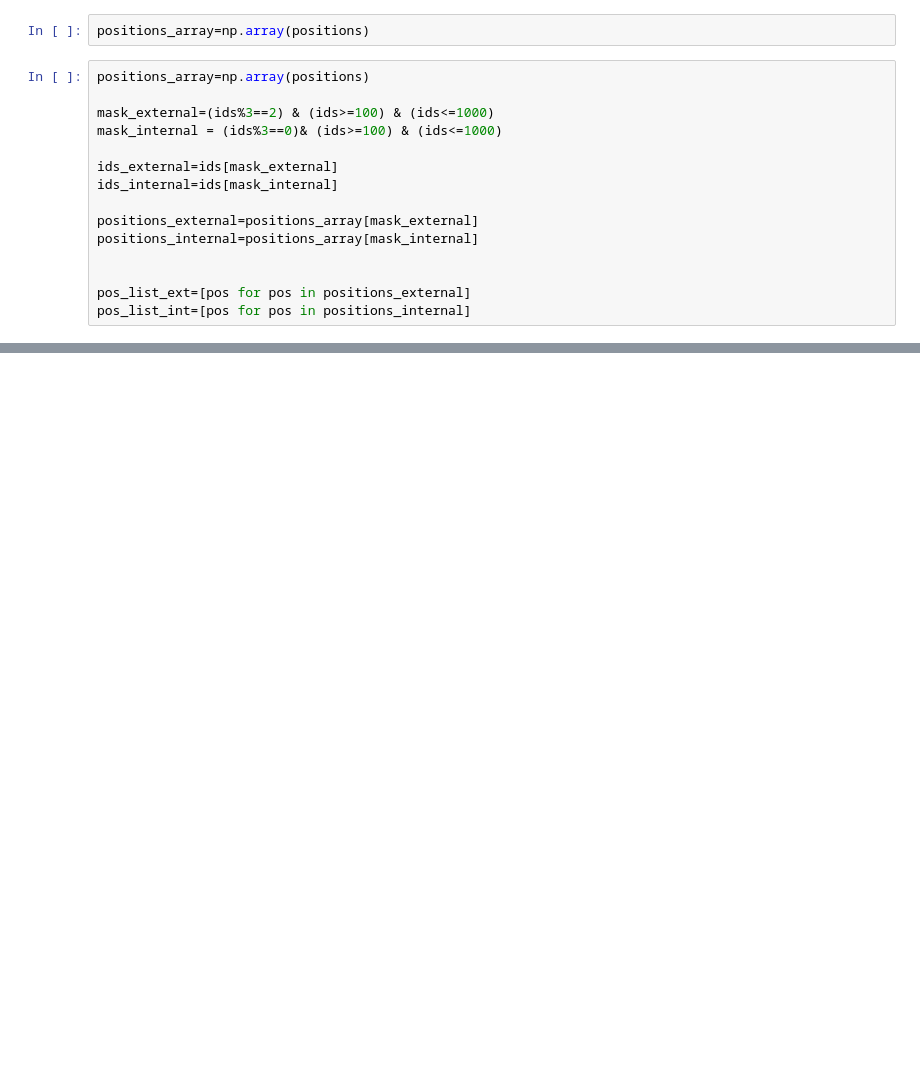
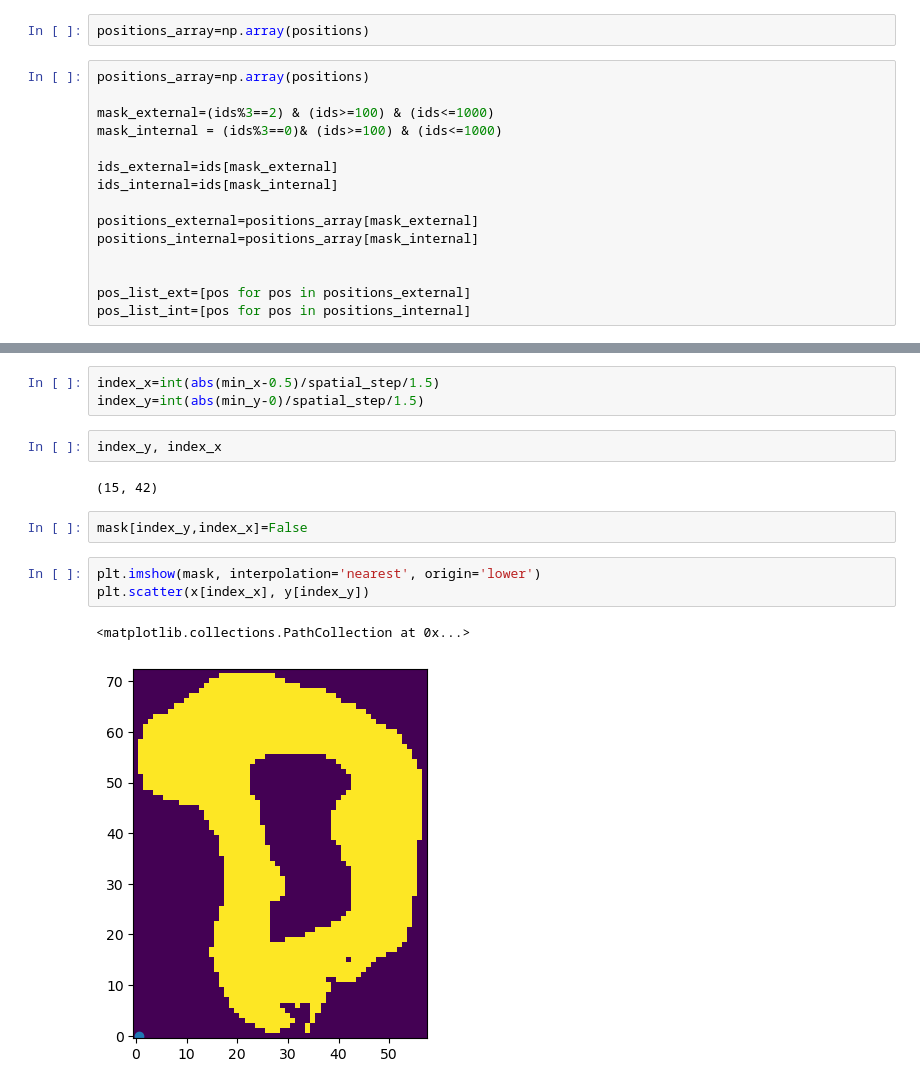
Before and after one commit to tommaso-bertola/computer-vision-and-robotics, a Jupyter notebook: robot-code/pathfinding/disentangle.ipynb, the cells around one changed output, grey strips where cells are left out. Drawn from its saved outputs; the diff is of its cells as text; blank space fills up the shorter version.

```diff
--- a/robot-code/pathfinding/disentangle.ipynb
+++ b/robot-code/pathfinding/disentangle.ipynb
@@ -92,0 +101,15 @@ plt.show()
+# %%
+index_x=int(abs(min_x-0.5)/spatial_step/1.5)
+index_y=int(abs(min_y-0)/spatial_step/1.5)
+# %%
+index_y, index_x
+# %% [output]
+(15, 42)
+# %%
+mask[index_y,index_x]=False
+# %%
+plt.imshow(mask, interpolation='nearest', origin='lower')
+plt.scatter(x[index_x], y[index_y])
+# %% [output]
+<matplotlib.collections.PathCollection at 0x...>
+[figure, added]
```
Also changed, not shown: parts of 17 cells of this notebook, 2 other files.
